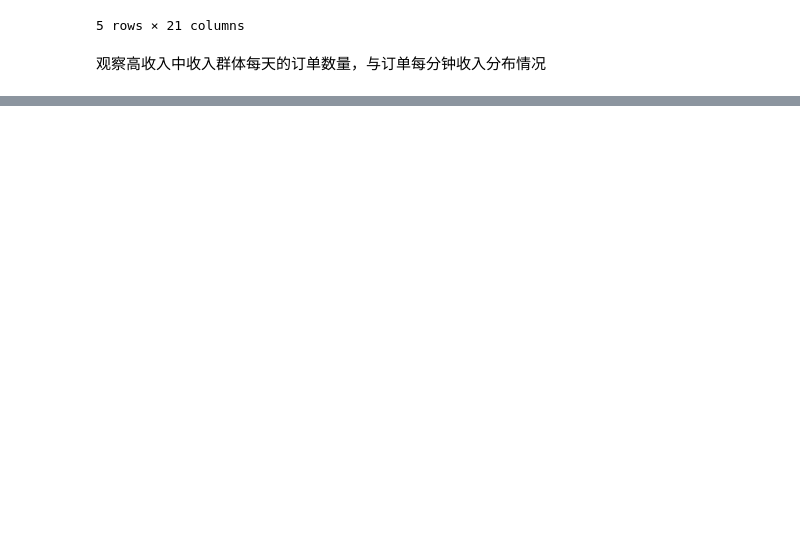
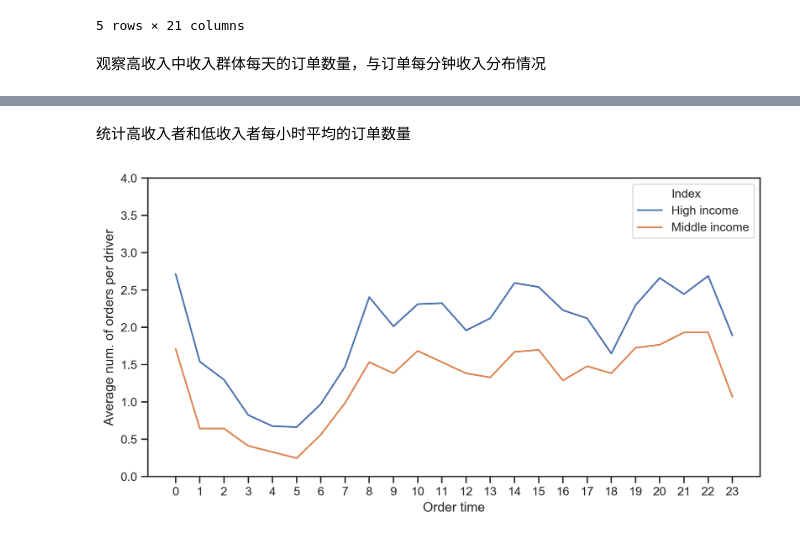
Before and after one commit to ni1o1/pygeo-tutorial, a Jupyter notebook: 8-project.ipynb, the cells around one changed output, grey strips where cells are left out. Saved outputs shown, nothing was run; the diff lists cells and outputs as text; code cells hidden in the pictures; blank space fills up the shorter version.

```diff
--- a/8-project.ipynb
+++ b/8-project.ipynb
@@ -625,0 +677,28 @@ plt.show()
+# %% [markdown]
+统计高收入者和低收入者每小时平均的订单数量
+# %%
+
+#统计高收入者和低收入者每小时平均的订单数量
+high_hour =  (highincome_order.groupby(pd.to_datetime(highincome_order['Stime']
+                  ).apply(lambda r:r.hour))['price'].count()
+/len(highincome)).reset_index().rename(columns = {'price':'avg_count'})
+high_hour['Index'] = 'High income'
+
+
+mid_hour =  (midincome_order.groupby(pd.to_datetime(midincome_order['Stime']
+                  ).apply(lambda r:r.hour))['price'].count()
+/len(midincome)).reset_index().rename(columns = {'price':'avg_count'})
+mid_hour['Index'] = 'Middle income'
+
+#绘图
+fig     = plt.figure(1,(10,5),dpi = 250)
+ax      = plt.subplot(111)
+plt.sca(ax)
+sns.lineplot(x="Stime", y="avg_count",hue="Index", data=pd.concat([high_hour,mid_hour]),ax = ax)
+plt.ylabel('Average num. of orders per driver')
+plt.xlabel('Order time')
+plt.ylim(0,4)
+plt.xticks(range(24),range(24))
+plt.show()
+# %% [output]
+[figure, added]
```
Also changed, not shown: parts of 20 cells of this notebook.
